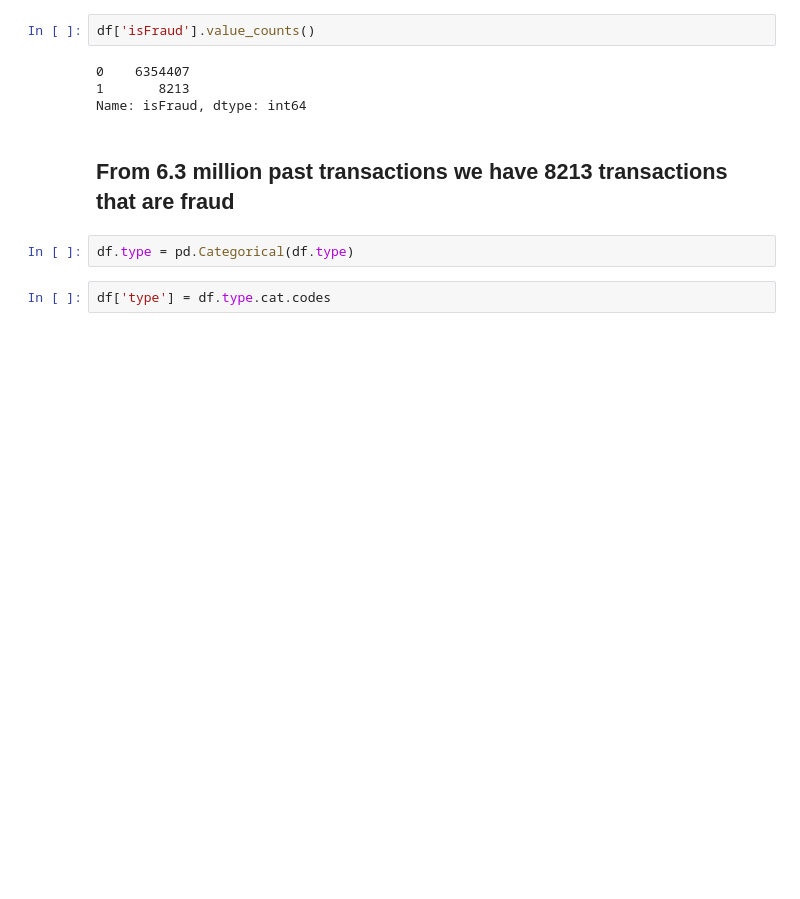
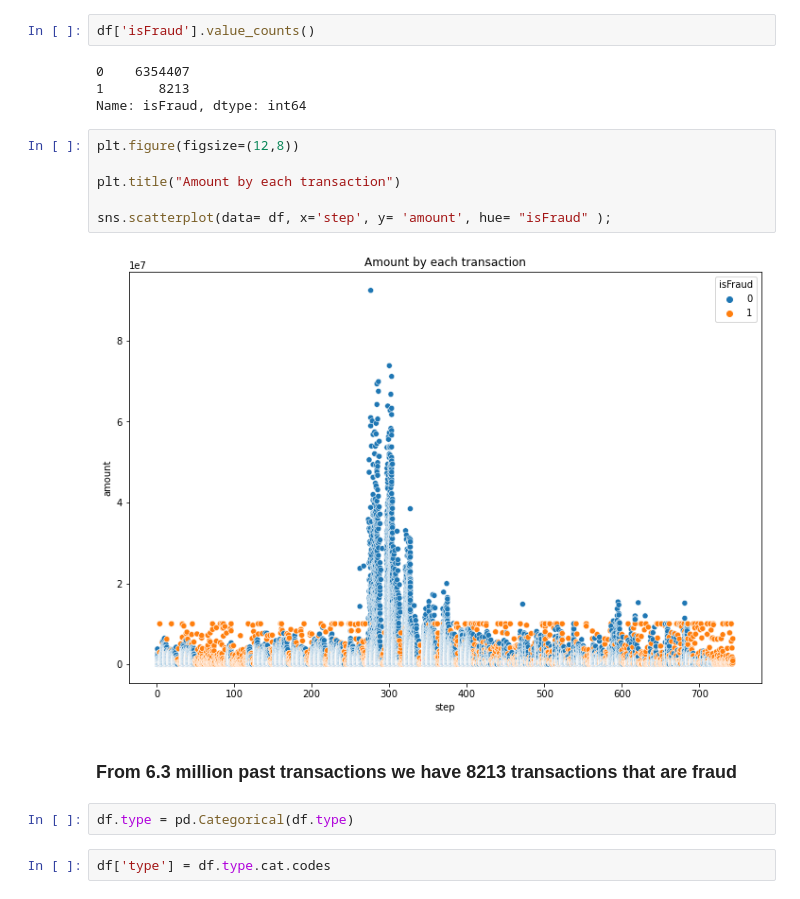
Before and after one commit to Abed-the-analyst/Python-ML, a Jupyter notebook: Fraud.ipynb, the cells around one changed output. Drawn from its saved outputs; the diff is of its cells as text; blank space fills up the shorter version.

```diff
--- a/Fraud.ipynb
+++ b/Fraud.ipynb
@@ -113,8 +118,16 @@ df['isFraud'].value_counts()
 0    6354407
 1       8213
 Name: isFraud, dtype: int64
+# %%
+plt.figure(figsize=(12,8))
+
+plt.title("Amount by each transaction")
+
+sns.scatterplot(data= df, x='step', y= 'amount', hue= "isFraud" );
+# %% [output]
+[figure, added]
 # %% [markdown]
-## From 6.3 million past transactions we have 8213 transactions that are fraud
+### From 6.3 million past transactions we have 8213 transactions that are fraud
 # %%
 df.type = pd.Categorical(df.type)
 # %%
```
Also changed, not shown: parts of 1 cell of this notebook, 1 other file.
